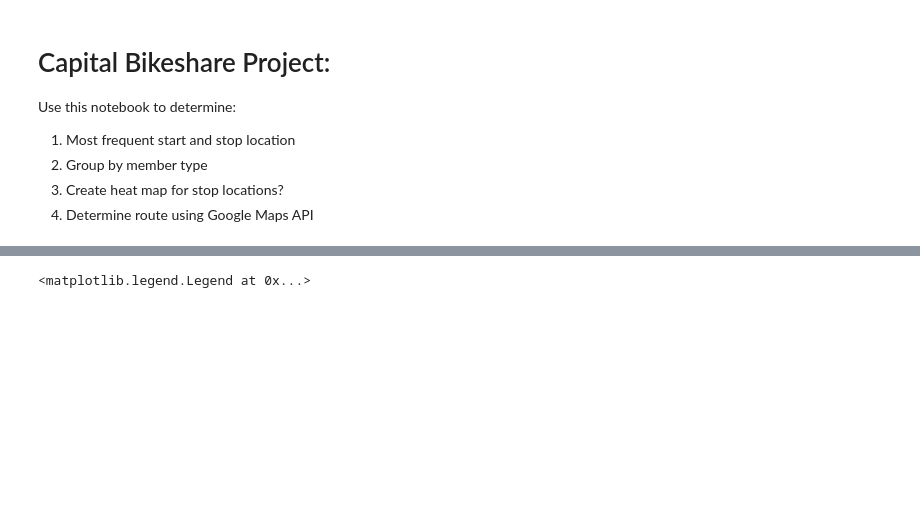
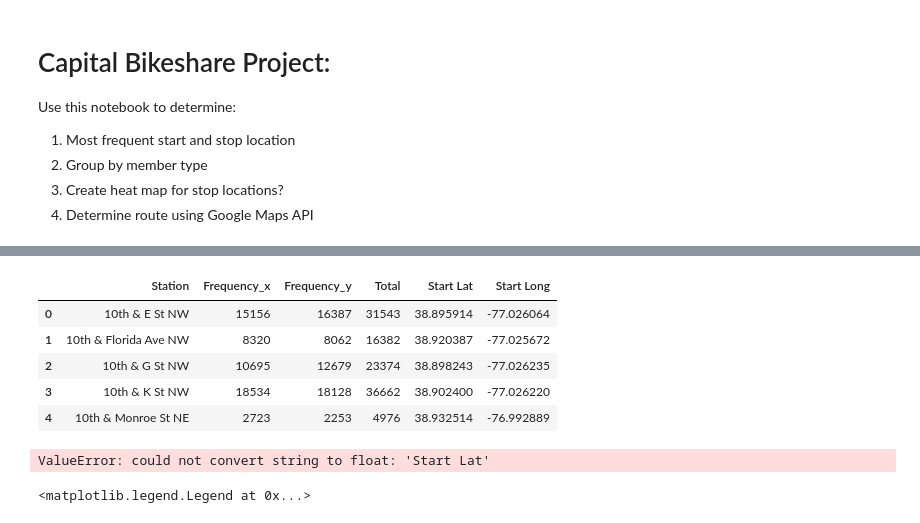
Before and after one commit to patjwolfe/capitalbikeshare, a Jupyter notebook: BikeshareCode_map.ipynb, the cells around one changed output, grey strips where cells are left out. Cells and saved outputs as stored; diff of their text form; code cells hidden in the pictures; blank space fills up the shorter version.

```diff
--- a/BikeshareCode_map.ipynb
+++ b/BikeshareCode_map.ipynb
@@ -184,0 +138,25 @@ fig
+# %%
+starts_df = frame.groupby(['Start station']).size()
+starts_df = pd.DataFrame(starts_df).reset_index()
+starts_df = starts_df.rename(columns={"Start station": "Station", 0: "Frequency"})
+
+ends_df = frame.groupby(['End station']).size()
+ends_df = pd.DataFrame(ends_df).reset_index()
+ends_df = ends_df.rename(columns={"End station": "Station", 0: "Frequency"})
+
+
+most_popular = pd.merge(starts_df, ends_df, on="Station")
+most_popular["Total"] = most_popular["Frequency_x"] + most_popular["Frequency_y"]
+most_popular.head()
+
+bikeshare_locations_pop = bikeshare_locations.rename(columns={"ADDRESS": "Station",
+                                                                "LATITUDE": "Start Lat","LONGITUDE": "Start Long"})
+most_popular = pd.merge(most_popular, bikeshare_locations_pop, on=["Station"])
+most_popular.head()
+# %% [output]
+|  | Station | Frequency_x | Frequency_y | Total | Start Lat | Start Long |
+| 0 | 10th & E St NW | 15156 | 16387 | 31543 | 38.895914 | -77.026064 |
+| 1 | 10th & Florida Ave NW | 8320 | 8062 | 16382 | 38.920387 | -77.025672 |
+| 2 | 10th & G St NW | 10695 | 12679 | 23374 | 38.898243 | -77.026235 |
+| 3 | 10th & K St NW | 18534 | 18128 | 36662 | 38.902400 | -77.026220 |
+| 4 | 10th & Monroe St NE | 2723 | 2253 | 4976 | 38.932514 | -76.992889 |
@@ -185,3 +170,21 @@ fig
+# %%
+import math
+
+def distance(origin, destination):
+    routes_ten[['Start Lat', 'Start Long']] = origin
+    lat2, lon2 = destination
+    radius = 6371 # km
+
+    dlat = math.radians(lat2-lat1)
+    dlon = math.radians(lon2-lon1)
+    a = math.sin(dlat/2) * math.sin(dlat/2) + math.cos(math.radians(lat1)) \
+        * math.cos(math.radians(lat2)) * math.sin(dlon/2) * math.sin(dlon/2)
+    c = 2 * math.atan2(math.sqrt(a), math.sqrt(1-a))
+    d = radius * c
+
+    return d
+# %% [output]
+ValueError: could not convert string to float: 'Start Lat'
 # %%
 #Group by month and hour
 m = frame.set_index(pd.DatetimeIndex(frame['Start date']))
```
Also changed, not shown: parts of 14 cells of this notebook.
